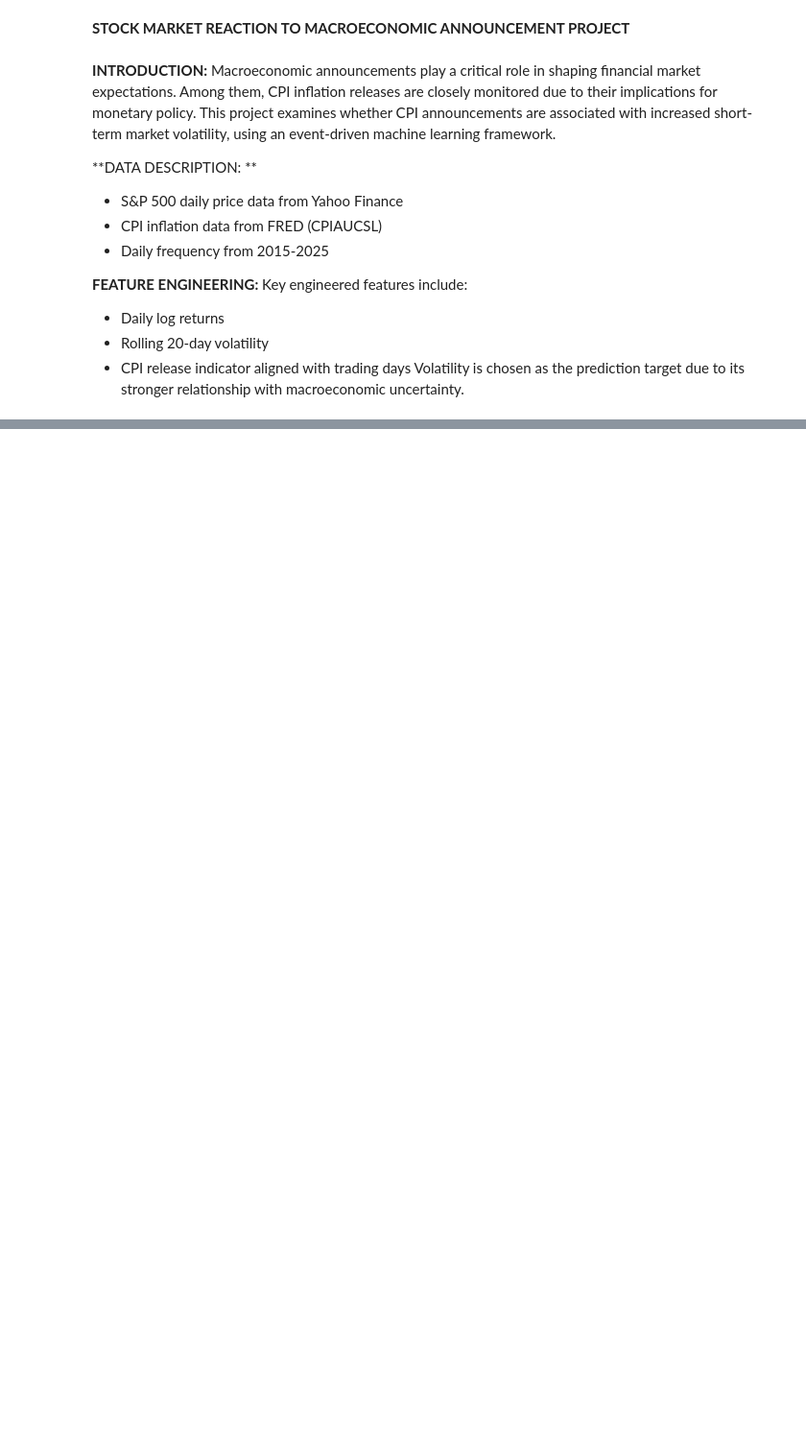
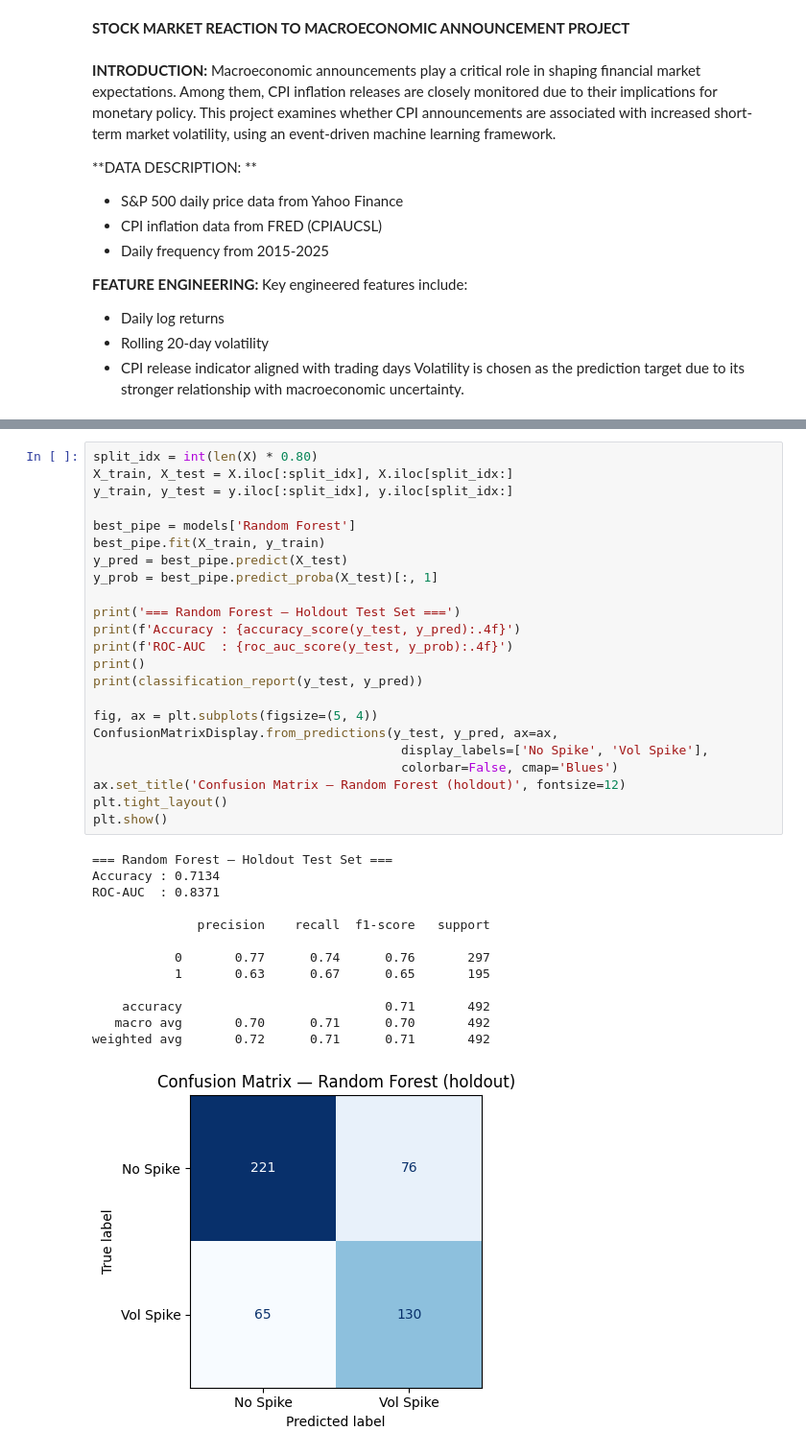
Before and after one commit to NganTran-185/cpi-volatility-analysis, a Jupyter notebook: Stock_Market_Reaction_to_Macroeconomic_Anouncement.ipynb, the cells around one changed output, grey strips where cells are left out. Shown at 96% size. Saved outputs shown, nothing was run; the diff lists cells and outputs as text; blank space fills up the shorter version.

```diff
--- a/Stock_Market_Reaction_to_Macroeconomic_Anouncement.ipynb
+++ b/Stock_Market_Reaction_to_Macroeconomic_Anouncement.ipynb
@@ -224,0 +496,37 @@ The analysis is limited by the absencec of CPI forecast data and daily frequency
+# %%
+split_idx = int(len(X) * 0.80)
+X_train, X_test = X.iloc[:split_idx], X.iloc[split_idx:]
+y_train, y_test = y.iloc[:split_idx], y.iloc[split_idx:]
+
+best_pipe = models['Random Forest']
+best_pipe.fit(X_train, y_train)
+y_pred = best_pipe.predict(X_test)
+y_prob = best_pipe.predict_proba(X_test)[:, 1]
+
+print('=== Random Forest — Holdout Test Set ===')
+print(f'Accuracy : {accuracy_score(y_test, y_pred):.4f}')
+print(f'ROC-AUC  : {roc_auc_score(y_test, y_prob):.4f}')
+print()
+print(classification_report(y_test, y_pred))
+
+fig, ax = plt.subplots(figsize=(5, 4))
+ConfusionMatrixDisplay.from_predictions(y_test, y_pred, ax=ax,
+                                         display_labels=['No Spike', 'Vol Spike'],
+                                         colorbar=False, cmap='Blues')
+ax.set_title('Confusion Matrix — Random Forest (holdout)', fontsize=12)
+plt.tight_layout()
+plt.show()
+# %% [output]
+=== Random Forest — Holdout Test Set ===
+Accuracy : 0.7134
+ROC-AUC  : 0.8371
+
+              precision    recall  f1-score   support
+
+           0       0.77      0.74      0.76       297
+           1       0.63      0.67      0.65       195
+
+    accuracy                           0.71       492
+   macro avg       0.70      0.71      0.70       492
+weighted avg       0.72      0.71      0.71       492
+[figure, added]
```
Also changed, not shown: parts of 42 cells of this notebook.
